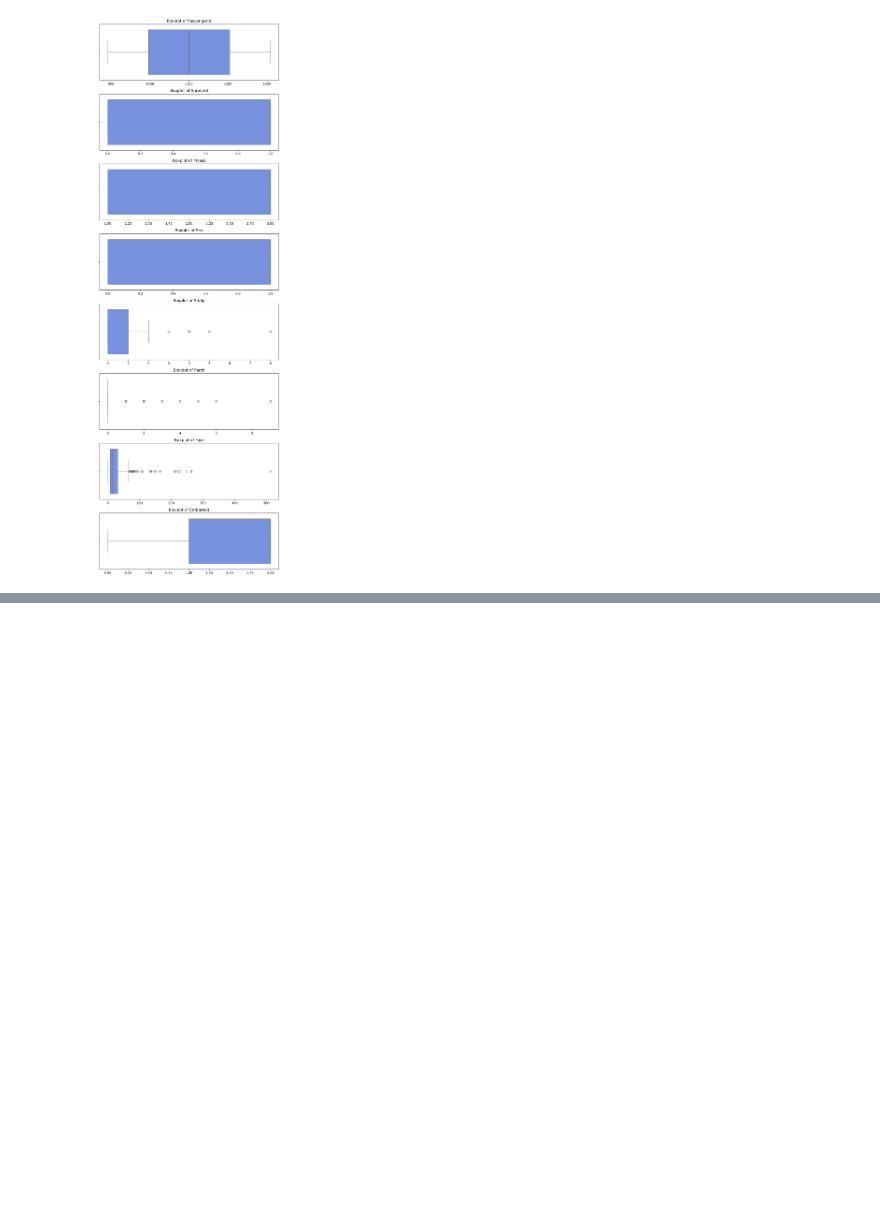
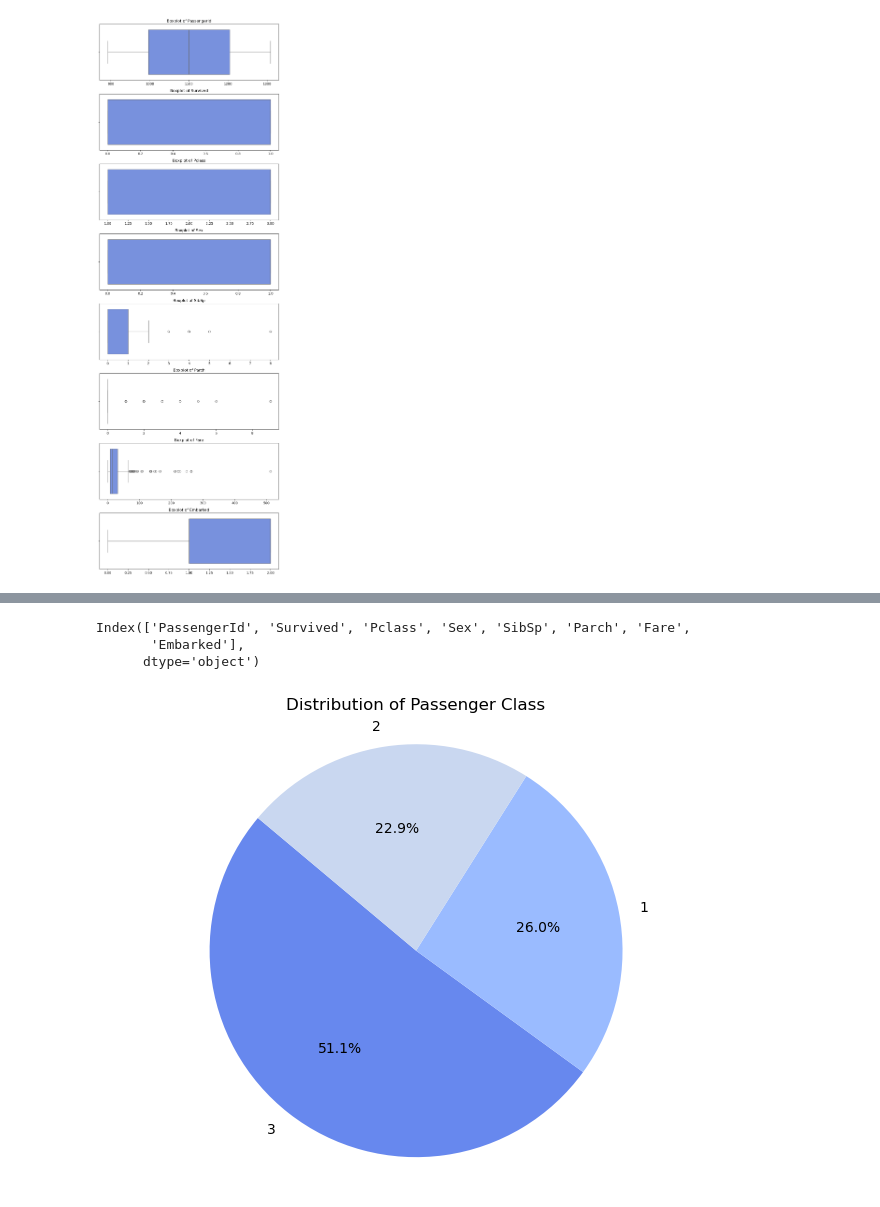
Before and after one commit to FarhanaSuci/MachinLearningProject, a Jupyter notebook: titanicAssignment.ipynb, the cells around one changed output, grey strips where cells are left out. Saved outputs shown, nothing was run; the diff lists cells and outputs as text; code cells hidden in the pictures; blank space fills up the shorter version.

```diff
--- a/titanicAssignment.ipynb
+++ b/titanicAssignment.ipynb
@@ -365,0 +429,17 @@ sns.displot(data=df, x="Embarked")
+# %%
+df.columns
+# %% [output]
+Index(['PassengerId', 'Survived', 'Pclass', 'Sex', 'SibSp', 'Parch', 'Fare',
+       'Embarked'],
+      dtype='object')
+# %%
+custom_palette = "coolwarm"
+sns.set_palette(custom_palette)
+plt.figure(figsize=(8, 6))
+df['Pclass'].value_counts().plot(kind='pie', autopct='%1.1f%%', colors=sns.color_palette(), startangle=140)
+plt.title("Distribution of Passenger Class")
+plt.ylabel("")
+plt.axis('equal')
+plt.show()
+# %% [output]
+[figure, added]
```
Also changed, not shown: parts of 26 cells of this notebook.
